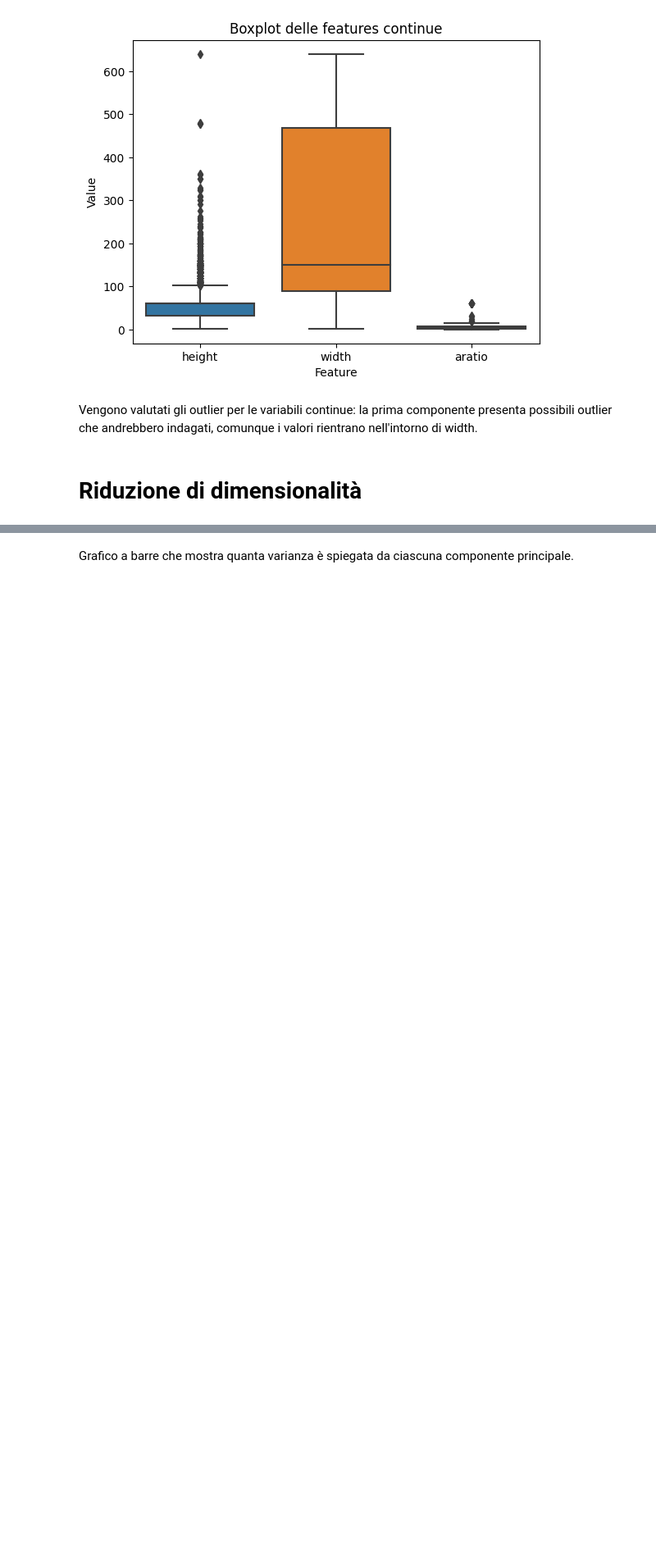
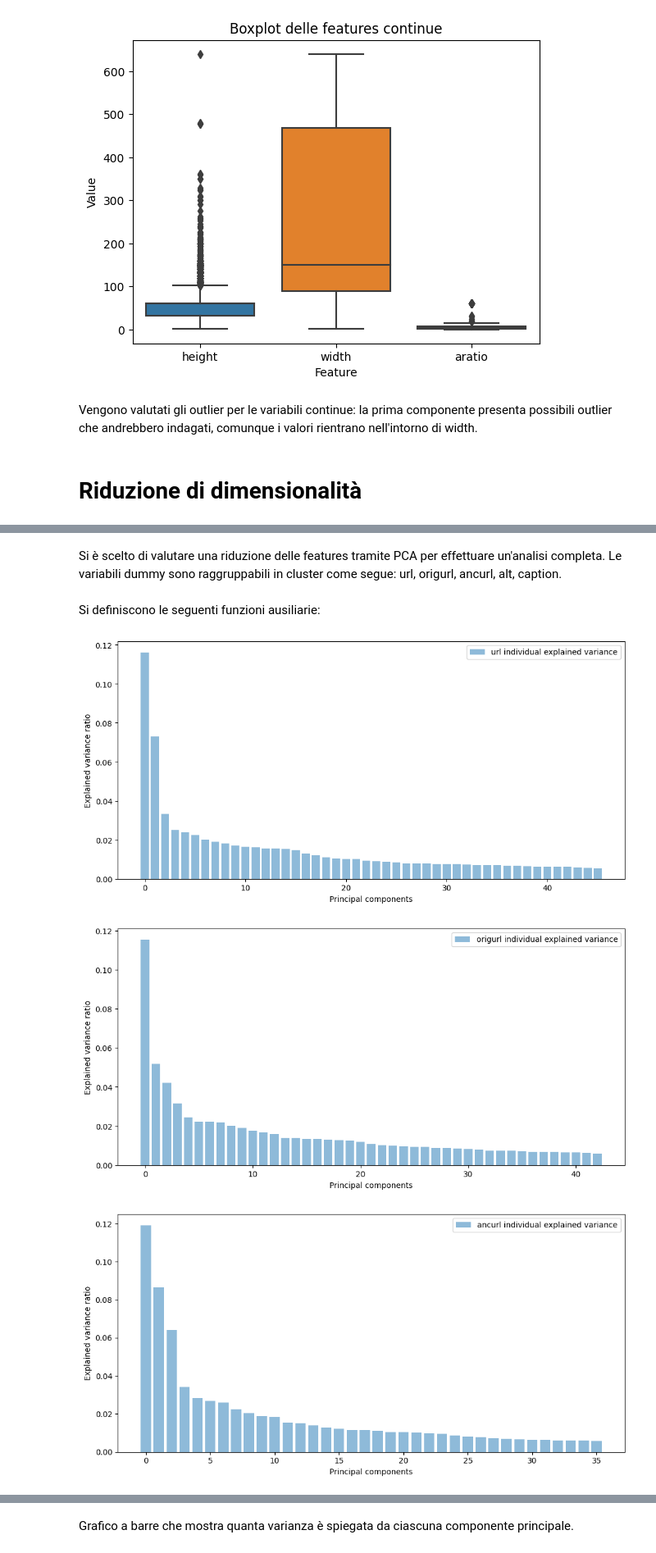
Before and after one commit to wredan/fad-project, a Jupyter notebook: notebook.ipynb, the cells around one changed output, grey strips where cells are left out. Shown at 82% size. Cells and saved outputs as stored; diff of their text form; code cells hidden in the pictures; blank space fills up the shorter version.

```diff
--- a/notebook.ipynb
+++ b/notebook.ipynb
@@ -133,6 +133,8 @@ df['label'] = df['label'].map({'nonad.': 0, 'ad.': 1}).astype(int)
 ## Split train e test set
 # %%
 train_set, test_set = train_test_split(df, test_size=0.2, random_state=42)
+train_set = train_set.reset_index(drop=True)
+test_set = test_set.reset_index(drop=True)
 # %%
 print(train_set.shape)
 print(test_set.shape)
@@ -408,25 +395,0 @@ def show_pca_var_plot(pca, cluster_title):
-# %%
-# Separating out the feature clusters
-url_features = df[[col for col in df.columns if col.startswith('url*')]]
-origurl_features = df.filter(like='origurl*')
-ancurl_features = df.filter(like='ancurl*')
-alt_features = df.filter(like='alt*')
-caption_features = df.filter(like='caption*')
-print(url_features.shape[1], origurl_features.shape[1], ancurl_features.shape[1], alt_features.shape[1], caption_features.shape[1])
-
-# Applying PCA
-pca = PCA(n_components=0.70) # Keep 95% of variance
-url_pca = pca.fit_transform(url_features)
-show_pca_var_plot(pca, "url")
-origurl_pca = pca.fit_transform(origurl_features)
-show_pca_var_plot(pca, "origurl")
-ancurl_pca = pca.fit_transform(ancurl_features)
-show_pca_var_plot(pca, "ancurl")
-alt_pca = pca.fit_transform(alt_features)
-show_pca_var_plot(pca, "alt")
-caption_pca = pca.fit_transform(caption_features)
-show_pca_var_plot(pca, "caption")
-# ...
-
-# Concatenating the PCA-transformed feature clusters back together
-final_features = np.concatenate((url_pca, origurl_pca, ancurl_pca, alt_pca, caption_pca), axis=1)
@@ -444,0 +396,4 @@ final_features = np.concatenate((url_pca, origurl_pca, ancurl_pca, alt_pca, capt
+# %% [markdown]
+Si è scelto di valutare una riduzione delle features tramite PCA per effettuare un'analisi completa. Le variabili dummy sono raggruppabili in cluster come segue: url, origurl, ancurl, alt, caption.
+# %% [markdown]
+Si definiscono le seguenti funzioni ausiliarie:
@@ -444,0 +451,6 @@ final_features = np.concatenate((url_pca, origurl_pca, ancurl_pca, alt_pca, capt
+# %%
+pca_train_set = apply_pca(train_set, n_components=0.70, show_plots=True) # Keep 70% of variance
+# %% [output]
+[figure, added]
+[figure, added]
+[figure, added]
```
Also changed, not shown: parts of 8 cells of this notebook.
